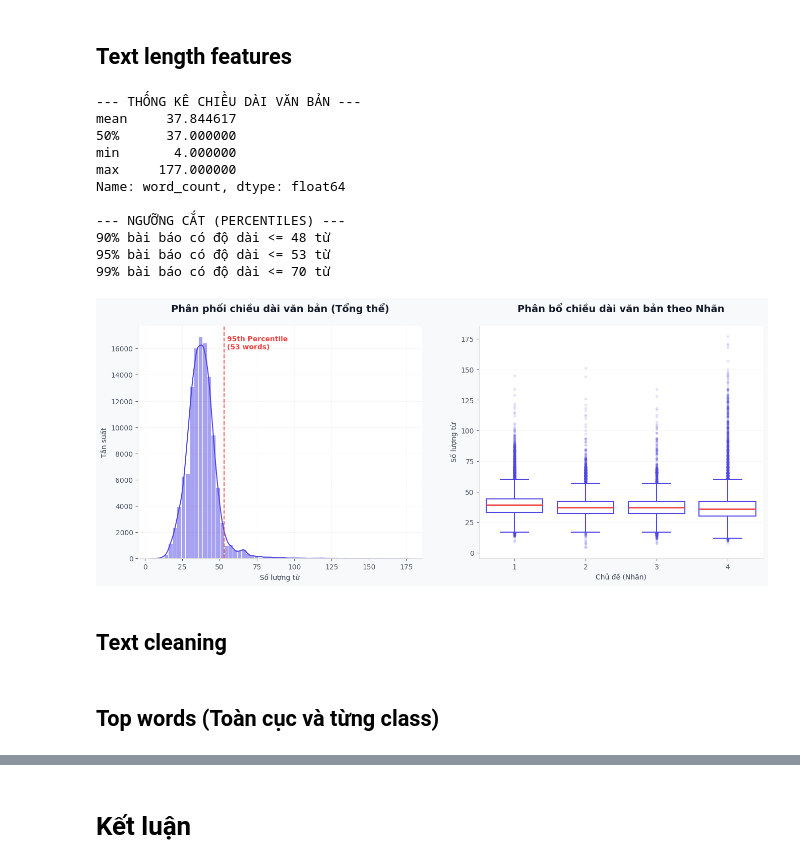
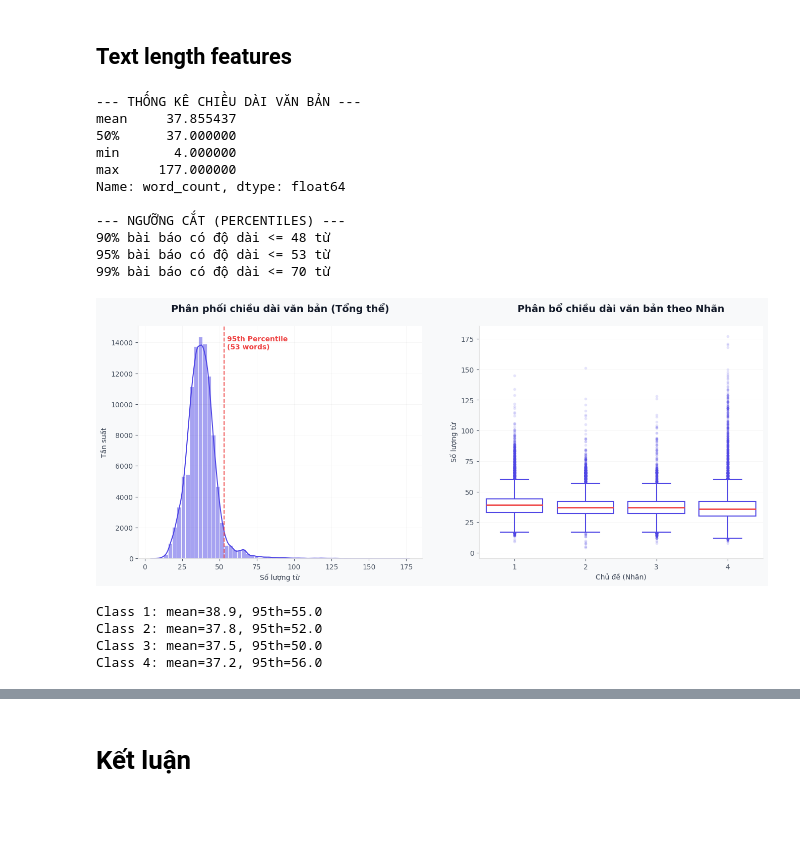
Before and after one commit to ThDat-AI/CS114, a Jupyter notebook: Notebooks/Phase_1/EDA.ipynb, the cells around one changed output, grey strips where cells are left out. Cells and saved outputs as stored; diff of their text form; code cells hidden in the pictures; blank space fills up the shorter version.

```diff
--- a/Notebooks/Phase_1/EDA.ipynb
+++ b/Notebooks/Phase_1/EDA.ipynb
@@ -23,11 +66,13 @@ plt.rcParams["figure.figsize"] = (8,5)
 train_path = "/content/train.csv"
 test_path = "/content/test.csv"
 
+cols = ['label', 'title', 'description']
+
 train_df = pd.read_csv(train_path)
 test_df = pd.read_csv(test_path)
 
-train_df.columns = train_df.columns.str.lower()
-test_df.columns = test_df.columns.str.lower()
+train_df.columns = cols
+test_df.columns = cols
 
 print("Train shape:", train_df.shape)
 print("Test shape:", test_df.shape)
@@ -44,0 +92,7 @@ Test shape: (7600, 3)
+# %%
+df = pd.concat([train_df, test_df], axis=0, ignore_index=True)
+df['text'] = df['title'] + ' ' + df['description']
+df = df[['label', 'text']]
+
+print(f"Tổng số mẫu sau khi gộp: {len(df)}")
+print(f"Phân phối nhãn:\n{df['label'].value_counts().sort_index()}")
@@ -44,0 +108,21 @@ Test shape: (7600, 3)
+# %%
+X = df['text']
+y = df['label']
+
+X_train, X_test, y_train, y_test = train_test_split(
+    X, y,
+    test_size=0.2,
+    random_state=42,
+    stratify=y
+)
+
+train_df = pd.DataFrame({'text': X_train, 'label': y_train}).reset_index(drop=True)
+test_df = pd.DataFrame({'text': X_test, 'label': y_test}).reset_index(drop=True)
+
+# Kiểm tra kích thước
+print(f"Kích thước tập train mới: {len(train_df)} (80%)")
+print(f"Kích thước tập test mới: {len(test_df)} (20%)")
+print("\nPhân phối nhãn trên tập train mới:")
+print(train_df['label'].value_counts().sort_index())
+print("\nPhân phối nhãn trên tập test mới:")
+print(test_df['label'].value_counts().sort_index())
@@ -107,5 +213,0 @@ Name: proportion, dtype: float64
-# %%
-train_df['text'] = train_df['title'] + ' ' + train_df['description']
-test_df['text'] = test_df['title'] + ' ' + test_df['description']
-
-train_df.head()
@@ -174,35 +293,33 @@ axes[0].text(p95 + 2, axes[0].get_ylim()[1]*0.9, f'95th Percentile\n({p95:.0f} w
 
 axes[0].set_title('Phân phối chiều dài văn bản (Tổng thể)', pad=20, fontsize=14, color='#111827', fontweight='bold')
 axes[0].set_xlabel('Số lượng từ')
 axes[0].set_ylabel('Tần suất')
 
 # Biểu đồ 2: Boxplot kiểm tra sự phân tán theo từng nhãn cụ thể
-sns.boxplot(data=train_df, x='class index', y='word_count',
+sns.boxplot(data=train_df, x='label', y='word_count',
             color='#FFFFFF',
             boxprops=dict(edgecolor='#4F46E5', linewidth=1.5),
             whiskerprops=dict(color='#4F46E5', linewidth=1.5),
             capprops=dict(color='#4F46E5', linewidth=1.5),
             medianprops=dict(color='#EF4444', linewidth=2), # Đường trung vị màu đỏ
             flierprops=dict(marker='o', markerfacecolor='#4F46E5', markersize=4, alpha=0.15, markeredgecolor='none'),
             ax=axes[1])
 
 axes[1].set_title('Phân bổ chiều dài văn bản theo Nhãn', pad=20, fontsize=14, color='#111827', fontweight='bold')
 axes[1].set_xlabel('Chủ đề (Nhãn)')
 axes[1].set_ylabel('Số lượng từ')
 
 plt.show()
 # %% [output]
 --- THỐNG KÊ CHIỀU DÀI VĂN BẢN ---
-mean     37.844617
+mean     37.855437
 50%      37.000000
 min       4.000000
 max     177.000000
 Name: word_count, dtype: float64
 
 --- NGƯỠNG CẮT (PERCENTILES) ---
 90% bài báo có độ dài <= 48 từ
 95% bài báo có độ dài <= 53 từ
 99% bài báo có độ dài <= 70 từ
-[figure, old version]
+[figure, new version]
-# %% [markdown]
-## Text cleaning
@@ -231,2 +326,10 @@ train_df['clean_desc'] = train_df['text'].apply(clean)
-# %% [markdown]
-## Top words (Toàn cục và từng class)
+# %%
+for label in [1,2,3,4]:
+    subset = train_df[train_df['label'] == label]
+    print(f"Class {label}: mean={subset['word_count'].mean():.1f}, "
+          f"95th={subset['word_count'].quantile(0.95):.1f}")
+# %% [output]
+Class 1: mean=38.9, 95th=55.0
+Class 2: mean=37.8, 95th=52.0
+Class 3: mean=37.5, 95th=50.0
+Class 4: mean=37.2, 95th=56.0
```
Also changed, not shown: parts of 44 cells of this notebook, 2 other files.
